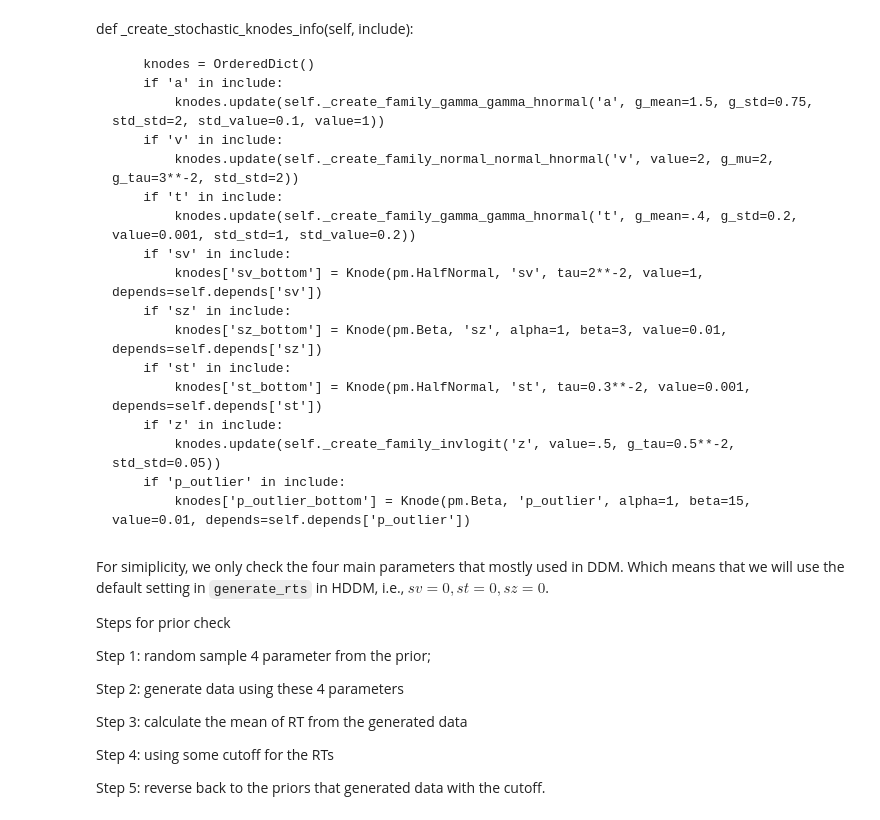
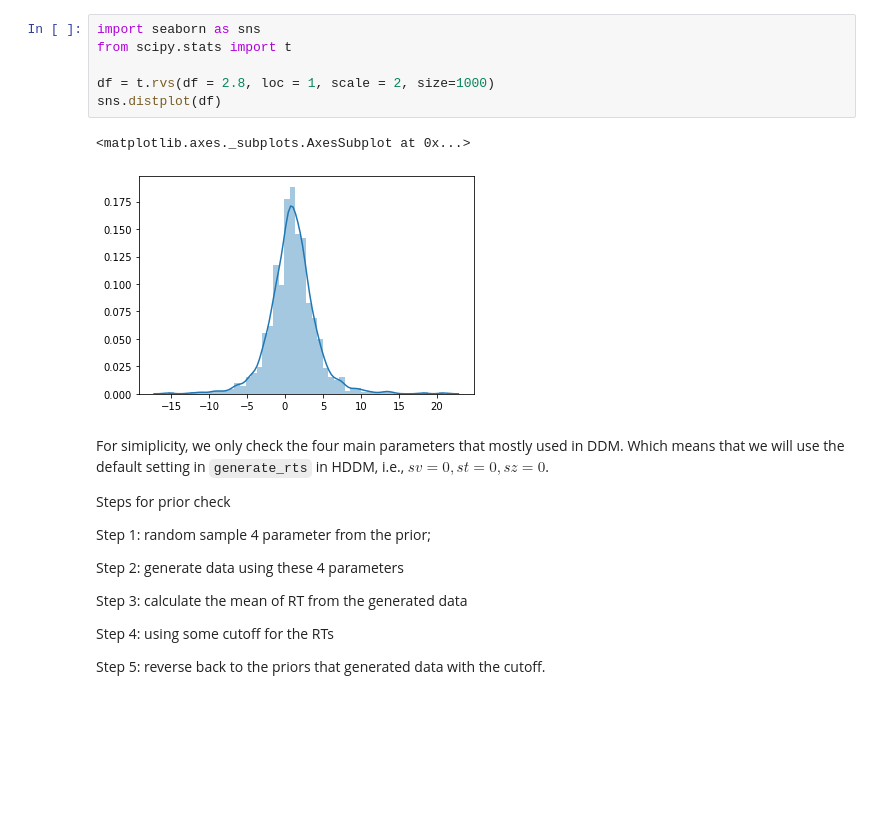
Before and after one commit to hcp4715/dockerHDDM_Guide, a Jupyter notebook: tutorial/Step_3_Prior_Check.ipynb, the cells around one changed output. Cells and saved outputs as stored; diff of their text form; blank space fills up the shorter version.

```diff
--- a/tutorial/Step_3_Prior_Check.ipynb
+++ b/tutorial/Step_3_Prior_Check.ipynb
@@ -219,23 +183,12 @@ sns.distplot(data)
-# %% [markdown]
-def _create_stochastic_knodes_info(self, include):
-
-        knodes = OrderedDict()
-        if 'a' in include:
-            knodes.update(self._create_family_gamma_gamma_hnormal('a', g_mean=1.5, g_std=0.75, std_std=2, std_value=0.1, value=1))
-        if 'v' in include:
-            knodes.update(self._create_family_normal_normal_hnormal('v', value=2, g_mu=2, g_tau=3**-2, std_std=2))
-        if 't' in include:
-            knodes.update(self._create_family_gamma_gamma_hnormal('t', g_mean=.4, g_std=0.2, value=0.001, std_std=1, std_value=0.2))
-        if 'sv' in include:
-            knodes['sv_bottom'] = Knode(pm.HalfNormal, 'sv', tau=2**-2, value=1, depends=self.depends['sv'])
-        if 'sz' in include:
-            knodes['sz_bottom'] = Knode(pm.Beta, 'sz', alpha=1, beta=3, value=0.01, depends=self.depends['sz'])
-        if 'st' in include:
-            knodes['st_bottom'] = Knode(pm.HalfNormal, 'st', tau=0.3**-2, value=0.001, depends=self.depends['st'])
-        if 'z' in include:
-            knodes.update(self._create_family_invlogit('z', value=.5, g_tau=0.5**-2, std_std=0.05))
-        if 'p_outlier' in include:
-            knodes['p_outlier_bottom'] = Knode(pm.Beta, 'p_outlier', alpha=1, beta=15, value=0.01, depends=self.depends['p_outlier'])
+# %%
+import seaborn as sns
+from scipy.stats import t
+
+df = t.rvs(df = 2.8, loc = 1, scale = 2, size=1000)
+sns.distplot(df)
+# %% [output]
+<matplotlib.axes._subplots.AxesSubplot at 0x...>
+[figure, added]
 # %% [markdown]
 For simiplicity, we only check the four main parameters that mostly used in DDM. Which means that we will use the default setting in `generate_rts` in HDDM, i.e., $sv=0, st=0, sz=0$.
 
```
Also changed, not shown: parts of 7 cells of this notebook, 7 other files.
